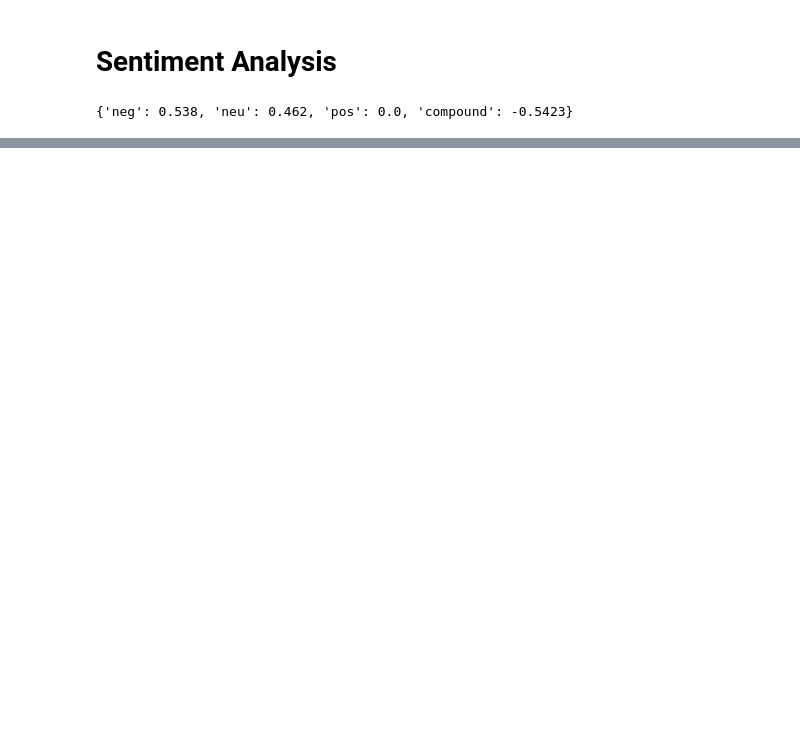
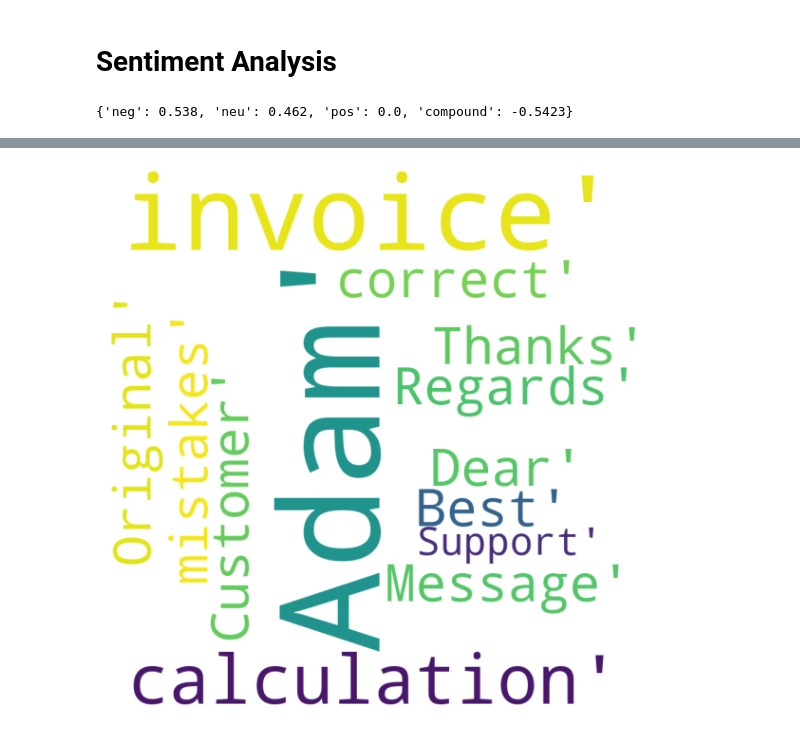
Before and after one commit to ashvinmanoj/support-tickets-classification-self, a Jupyter notebook: Sentiment Analysis/Sentiment Analysis.ipynb, the cells around one changed output, grey strips where cells are left out. Saved outputs shown, nothing was run; the diff lists cells and outputs as text; code cells hidden in the pictures; blank space fills up the shorter version.

```diff
--- a/Sentiment Analysis/Sentiment Analysis.ipynb
+++ b/Sentiment Analysis/Sentiment Analysis.ipynb
@@ -197,0 +267,11 @@ len(emails_df[emails_df['Polarity']>= 0.5])
+# %%
+from nltk.tokenize import word_tokenize
+# text1 = "It's true that the chicken was the best bamboozler in the known multiverse."
+tokens = word_tokenize(inputstring)
+print("Original Email")
+print("______________")
+print(inputstring)
+print("\n")
+print("Tokanized string")
+print("________________\n\n")
+print(tokens)
@@ -197,0 +358,29 @@ len(emails_df[emails_df['Polarity']>= 0.5])
+# %%
+import wordcloud
+from wordcloud import WordCloud, STOPWORDS
+import matplotlib.pyplot as plt
+
+
+#Final word cloud after all the cleaning and pre-processing
+comment_words = ' '
+stopwords = stop_words
+
+
+for words in tokens:
+    comment_words += " ".join(filtered_sentence)+" "
+
+
+wordcloud = WordCloud(width = 800, height = 800,
+            background_color ='white',
+            stopwords = stopwords,
+            min_font_size = 10, max_words= 25,min_word_length=5).generate(str(filtered_sentence))
+
+# plot the WordCloud image
+plt.figure(figsize = (8, 8), facecolor = None)
+plt.imshow(wordcloud)
+plt.axis("off")
+plt.tight_layout(pad = 0)
+
+plt.show()
+# %% [output]
+[figure, added]
```
Also changed, not shown: parts of 20 cells of this notebook, 3 other files.
